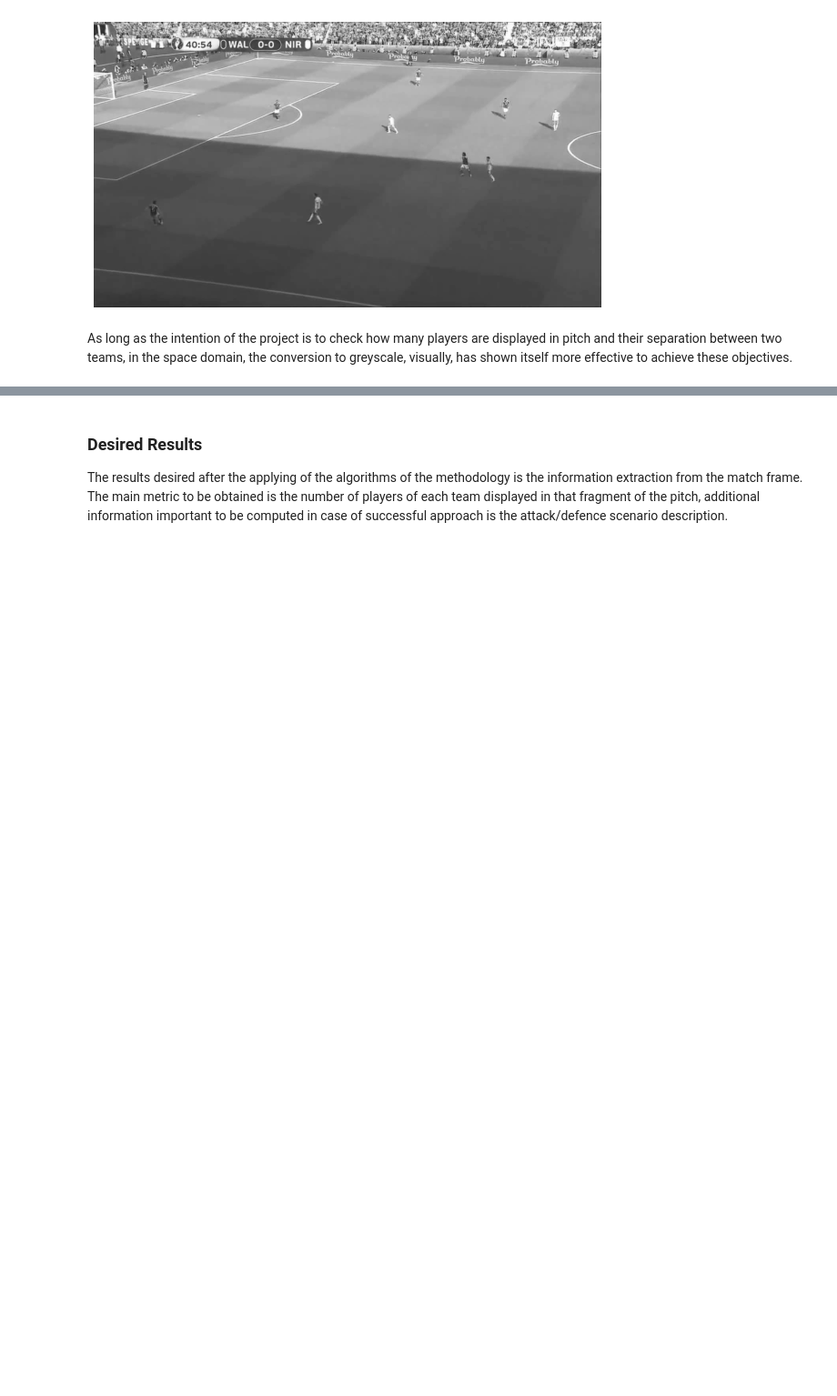
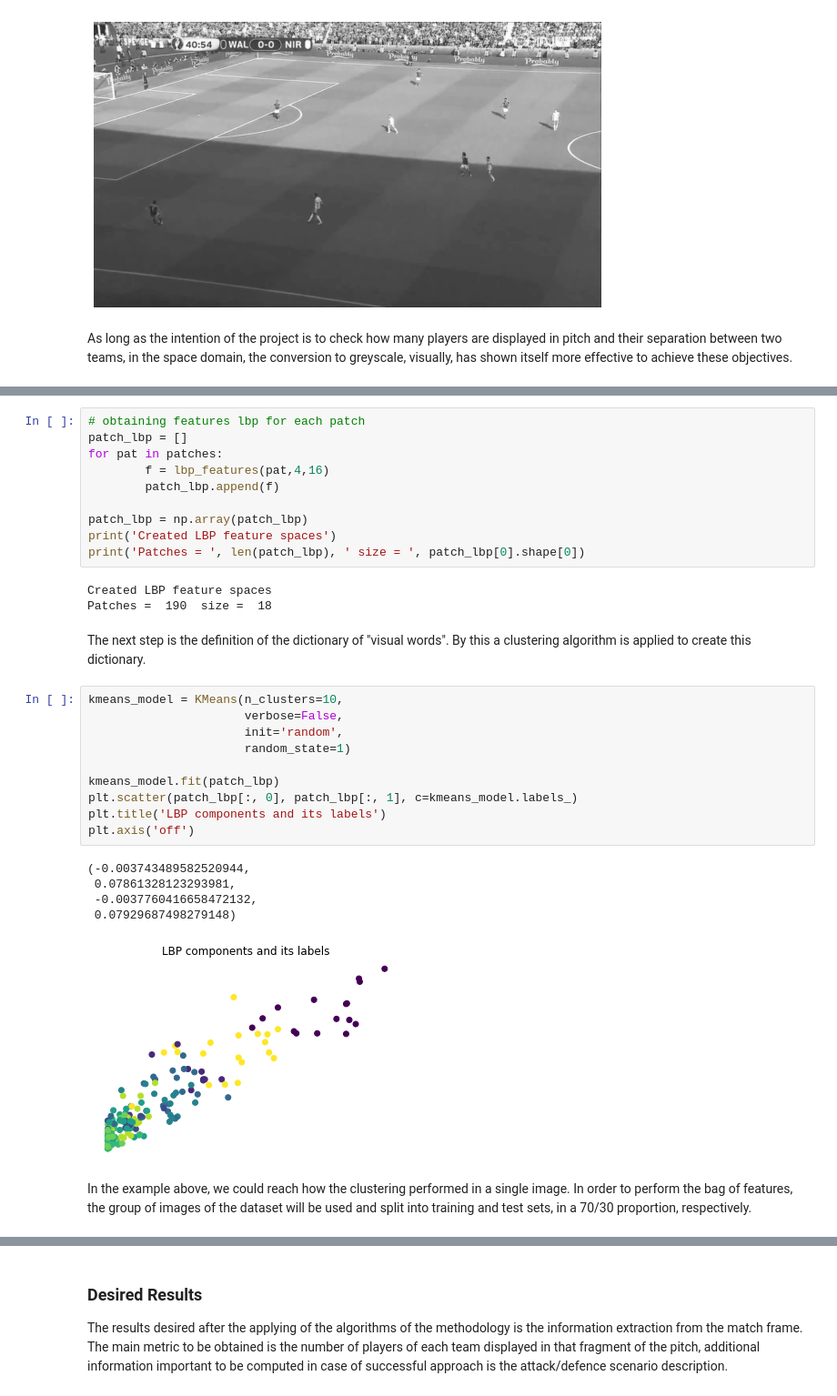
Before and after one commit to ricardoffv/football_images_analysis, a Jupyter notebook: Football Images Analysis - Final Report.ipynb, the cells around one changed output, grey strips where cells are left out. Shown at 91% size. Saved outputs shown, nothing was run; the diff lists cells and outputs as text; blank space fills up the shorter version.

```diff
--- a/Football Images Analysis - Final Report.ipynb
+++ b/Football Images Analysis - Final Report.ipynb
@@ -211,0 +209,33 @@ Until now histogram is not conclusive.
+# %%
+# obtaining features lbp for each patch
+patch_lbp = []
+for pat in patches:
+        f = lbp_features(pat,4,16)
+        patch_lbp.append(f)
+
+patch_lbp = np.array(patch_lbp)
+print('Created LBP feature spaces')
+print('Patches = ', len(patch_lbp), ' size = ', patch_lbp[0].shape[0])
+# %% [output]
+Created LBP feature spaces
+Patches =  190  size =  18
+# %% [markdown]
+The next step is the definition of the dictionary of "visual words". By this a clustering algorithm is applied to create this dictionary.
+# %%
+kmeans_model = KMeans(n_clusters=10,
+                      verbose=False,
+                      init='random',
+                      random_state=1)
+
+kmeans_model.fit(patch_lbp)
+plt.scatter(patch_lbp[:, 0], patch_lbp[:, 1], c=kmeans_model.labels_)
+plt.title('LBP components and its labels')
+plt.axis('off')
+# %% [output]
+(-0.003743489582520944,
+ 0.07861328123293981,
+ -0.0037760416658472132,
+ 0.07929687498279148)
+[figure, added]
+# %% [markdown]
+In the example above, we could reach how the clustering performed in a single image. In order to perform the bag of features, the group of images of the dataset will be used and split into training and test sets, in a 70/30 proportion, respectively.
```
Also changed, not shown: parts of 27 cells of this notebook.
